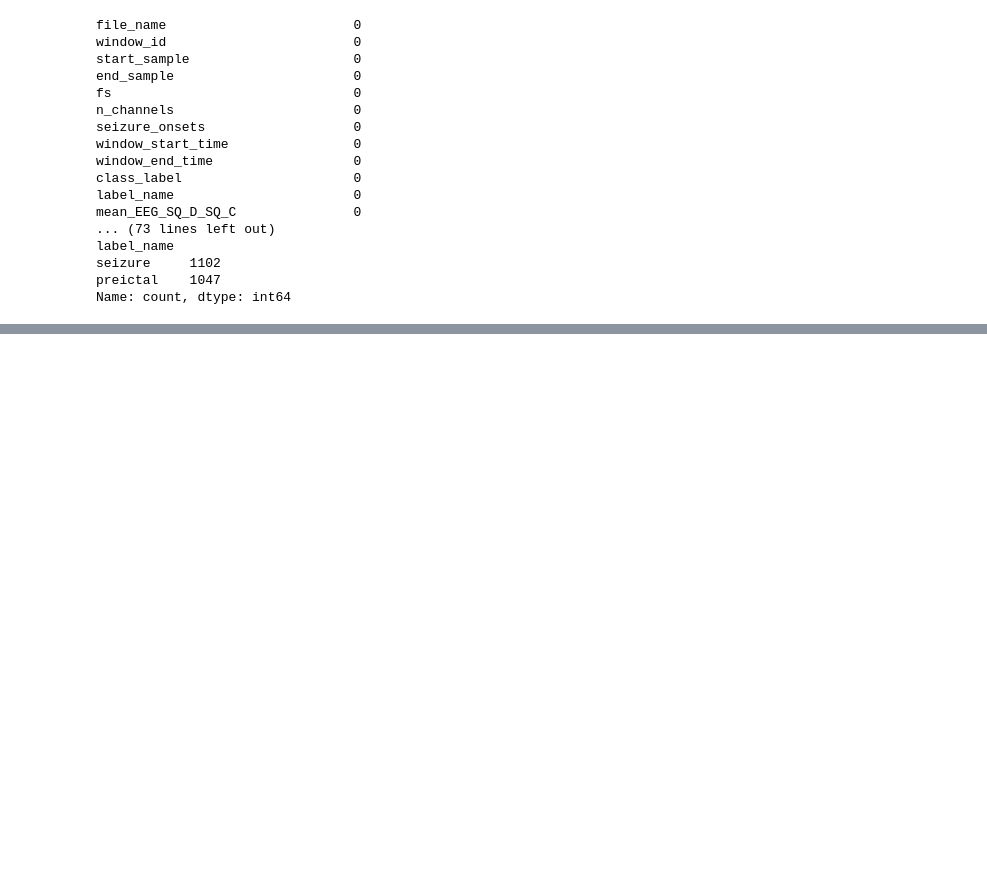
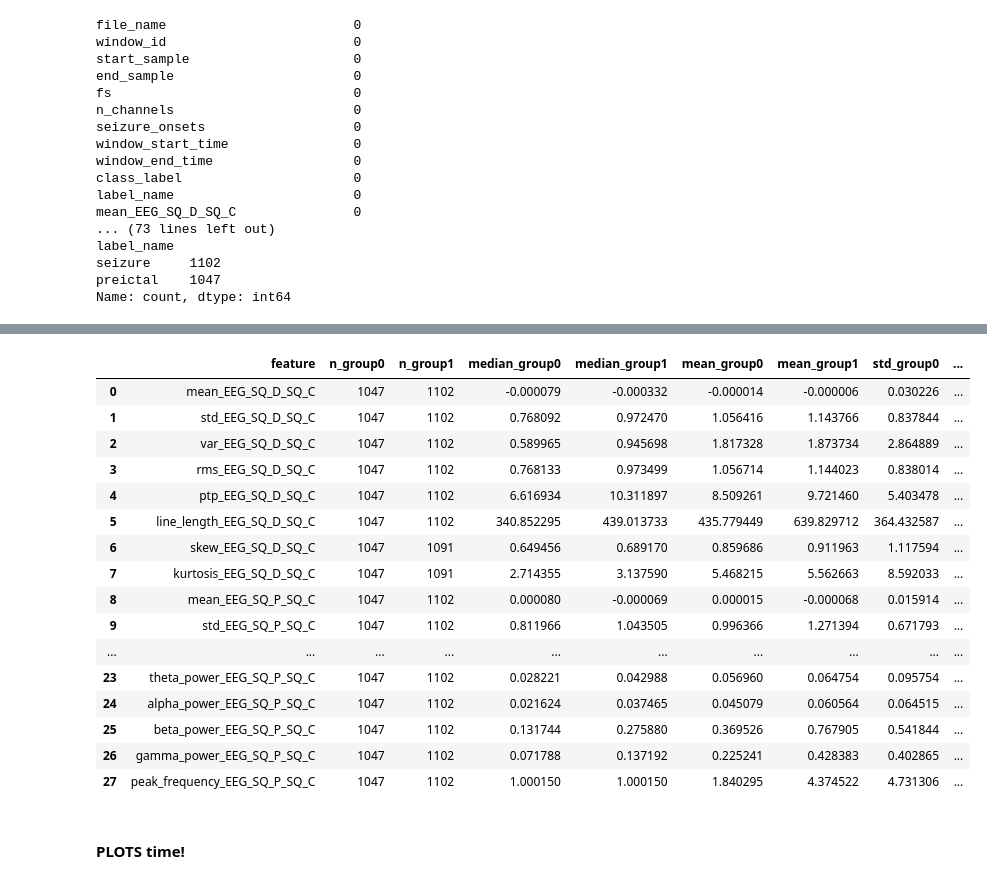
Before and after one commit to tomas0899/FoundationModel_EEG_Dissertation, a Jupyter notebook: EEG_data_vis/code/Try3_feature_eng_ICTALvsPreictal.ipynb, the cells around one changed output, grey strips where cells are left out. Cells and saved outputs as stored; diff of their text form; code cells hidden in the pictures; blank space fills up the shorter version.

```diff
--- a/EEG_data_vis/code/Try3_feature_eng_ICTALvsPreictal.ipynb
+++ b/EEG_data_vis/code/Try3_feature_eng_ICTALvsPreictal.ipynb
@@ -1031,0 +1406,40 @@ df_features.to_pickle("df_features.pkl")
+# %%
+from scipy.stats import mannwhitneyu
+import pandas as pd
+import numpy as np
+
+results = []
+
+for col in feature_cols:
+    # Take values from both classes for the current feature
+    x0 = group_0[col].replace([np.inf, -np.inf], np.nan).dropna()
+    x1 = group_1[col].replace([np.inf, -np.inf], np.nan).dropna()
+
+    # Skip feature if one of the groups has no valid values
+    if len(x0) == 0 or len(x1) == 0:
+        continue
+
+    # Perform Mann-Whitney U test
+    u_stat, p_value = mannwhitneyu(x0, x1, alternative="two-sided")
+
+    # Save descriptive statistics and test result
+    results.append({
+        "feature": col,
+        "n_group0": len(x0),
+        "n_group1": len(x1),
+        "median_group0": x0.median(),
+        "median_group1": x1.median(),
+        "mean_group0": x0.mean(),
+        "mean_group1": x1.mean(),
+        "std_group0": x0.std(),
+        "std_group1": x1.std(),
+        "u_stat": u_stat,
+        "p_value": p_value
+    })
+
+# Convert the results list into a dataframe
+results_df = pd.DataFrame(results)
+
+print(results_df.head())
+print("Number of tested features:", results_df.shape[0])
+results_df.shape
@@ -1031,0 +1464,22 @@ df_features.to_pickle("df_features.pkl")
+# %%
+results_df
+# %% [output]
+|  | feature | n_group0 | n_group1 | median_group0 | median_group1 | mean_group0 | mean_group1 | std_group0 | ... |
+| 0 | mean_EEG_SQ_D_SQ_C | 1047 | 1102 | -0.000079 | -0.000332 | -0.000014 | -0.000006 | 0.030226 | ... |
+| 1 | std_EEG_SQ_D_SQ_C | 1047 | 1102 | 0.768092 | 0.972470 | 1.056416 | 1.143766 | 0.837844 | ... |
+| 2 | var_EEG_SQ_D_SQ_C | 1047 | 1102 | 0.589965 | 0.945698 | 1.817328 | 1.873734 | 2.864889 | ... |
+| 3 | rms_EEG_SQ_D_SQ_C | 1047 | 1102 | 0.768133 | 0.973499 | 1.056714 | 1.144023 | 0.838014 | ... |
+| 4 | ptp_EEG_SQ_D_SQ_C | 1047 | 1102 | 6.616934 | 10.311897 | 8.509261 | 9.721460 | 5.403478 | ... |
+| 5 | line_length_EEG_SQ_D_SQ_C | 1047 | 1102 | 340.852295 | 439.013733 | 435.779449 | 639.829712 | 364.432587 | ... |
+| 6 | skew_EEG_SQ_D_SQ_C | 1047 | 1091 | 0.649456 | 0.689170 | 0.859686 | 0.911963 | 1.117594 | ... |
+| 7 | kurtosis_EEG_SQ_D_SQ_C | 1047 | 1091 | 2.714355 | 3.137590 | 5.468215 | 5.562663 | 8.592033 | ... |
+| 8 | mean_EEG_SQ_P_SQ_C | 1047 | 1102 | 0.000080 | -0.000069 | 0.000015 | -0.000068 | 0.015914 | ... |
+| 9 | std_EEG_SQ_P_SQ_C | 1047 | 1102 | 0.811966 | 1.043505 | 0.996366 | 1.271394 | 0.671793 | ... |
+| ... | ... | ... | ... | ... | ... | ... | ... | ... | ... |
+| 23 | theta_power_EEG_SQ_P_SQ_C | 1047 | 1102 | 0.028221 | 0.042988 | 0.056960 | 0.064754 | 0.095754 | ... |
+| 24 | alpha_power_EEG_SQ_P_SQ_C | 1047 | 1102 | 0.021624 | 0.037465 | 0.045079 | 0.060564 | 0.064515 | ... |
+| 25 | beta_power_EEG_SQ_P_SQ_C | 1047 | 1102 | 0.131744 | 0.275880 | 0.369526 | 0.767905 | 0.541844 | ... |
+| 26 | gamma_power_EEG_SQ_P_SQ_C | 1047 | 1102 | 0.071788 | 0.137192 | 0.225241 | 0.428383 | 0.402865 | ... |
+| 27 | peak_frequency_EEG_SQ_P_SQ_C | 1047 | 1102 | 1.000150 | 1.000150 | 1.840295 | 4.374522 | 4.731306 | ... |
+# %% [markdown]
+#### PLOTS time!
```
Also changed, not shown: parts of 44 cells of this notebook.
